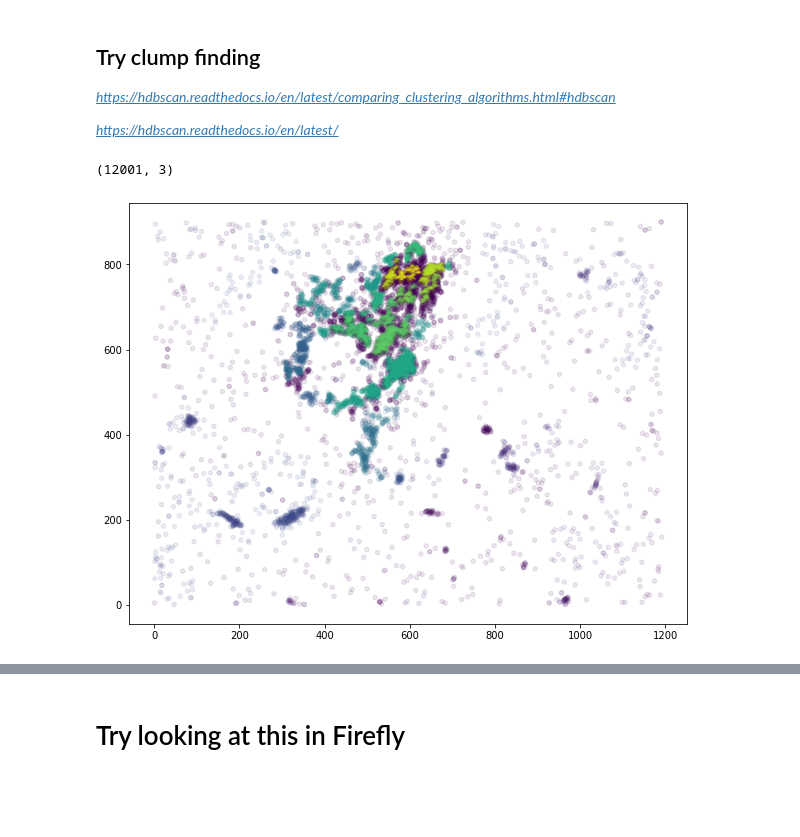
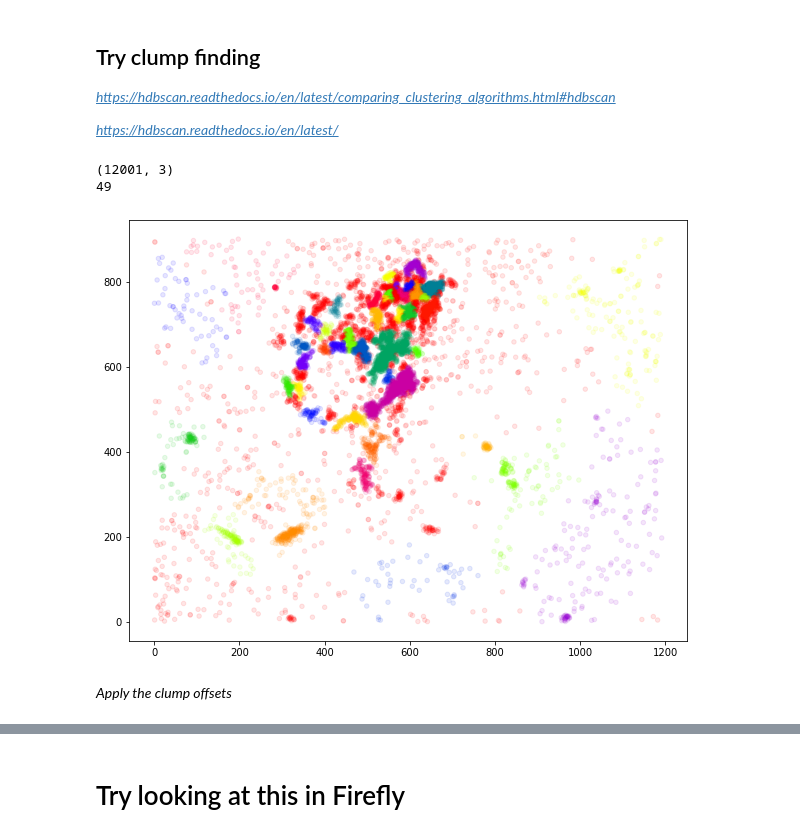
Before and after one commit to ageller/UniviewVoorwerp, a Jupyter notebook: rawdata/VoorwerpParticles.ipynb, the cells around one changed output, grey strips where cells are left out. Cells and saved outputs as stored; diff of their text form; code cells hidden in the pictures; blank space fills up the shorter version.

Commit message:
updates to sizes and locations

```diff
--- a/rawdata/VoorwerpParticles.ipynb
+++ b/rawdata/VoorwerpParticles.ipynb
@@ -44,11 +48,13 @@ b = imarray[:, :, 2]/255.
 luminance = 0.2126*imarray[:,:,0]/255. + 0.7152*imarray[:,:,1]/255. + 0.0722*imarray[:,:,2]/255.
 low = np.where(luminance < threshold)
 luminance[low] = 0
+luminanceSmooth = gaussian_filter(luminance, 8)
 
-f,(ax1, ax2, ax3, ax4) = plt.subplots(1,4, figsize=(30, 10))
+f,(ax1, ax2, ax3, ax4, ax5) = plt.subplots(1,5, figsize=(30, 10))
 ax1.imshow(r, cmap='Reds')
 ax2.imshow(g, cmap='Greens')
 ax3.imshow(b, cmap='Blues')
 ax4.imshow(luminance, cmap='Greys')
+ax5.imshow(luminanceSmooth, cmap='Greys')
 # %% [output]
 <matplotlib.image.AxesImage at 0x...>
@@ -57,22 +63,29 @@ ax4.imshow(luminance, cmap='Greys')
 ### Sample from the luminance array to create particles
 # %%
 %matplotlib inline
+
+resampleRing = [] #trying to identify the ring
+xRingCenter = 425
+yRingCenter = 550
 
 resampleX = []
 resampleY = []
 resampleZ = []
 resampleRGB = []
 resampleL = []
+
 resampleRGBA = []
 norm = 1.#0.1
 
 zfac = 30. #scaling factor fo gaussian distribution of points based on luminance
-zmax = 20
-zmin = 5
+zmax = 10
+zmin = 1
 cx = 500
 cy = 650
 zlfac = 150.
+colorFac = 0.
 for i in range(ny)[775:]:
+    rowS = luminanceSmooth[i,:]
     row = luminance[i,:]
     sumRow = np.sum(row)
     if (sumRow > 0):
@@ -83,11 +96,13 @@ for i in range(ny)[775:]:
         xx = np.random.choice(nx, size=n, p=pp)
         xoff = np.random.random(size=n) #to avoid obvious pixelation
         yoff = np.random.random(size=n) #to avoid obvious pixelation
-        resampleX.extend(xx + xoff)
-        resampleY.extend(np.ones(n)*(ny - i) + yoff)
+        xcheck = xx + xoff
+        ycheck = np.ones(n)*(ny - i) + yoff
+        resampleX.extend(xcheck)
+        resampleY.extend(ycheck)
 
         #take luminance as the standard deviation of the random normal?
-        scale = np.clip(row[xx]**1.5*zfac, zmin, zmax)
+        scale = np.clip(rowS[xx]**0.5*zfac, zmin, zmax)
 
         #choose some function for the central z position
         #pxy = (np.abs(i - cy) + np.abs(np.arange(len(row))[xx] - cx))/(cx + cy) #x + y
@@ -120,6 +135,13 @@ for i in range(ny)[775:]:
         resampleZ.extend(np.random.normal(size=n, scale=scale, loc=loc))
         resampleL.extend(row[xx])
 
+        #trying to identify the ring for clumping
+        rad = ((xcheck - xRingCenter)**2. + (ycheck - yRingCenter)**2.)**0.5
+        ringCheck = np.where(rad < 125)
+        ring = np.zeros(len(xcheck))
+        ring[ringCheck] = 10.
+        resampleRing.extend(ring)
+
         resampleRGB.extend((imarray[i,xx,:]/255.).tolist())
         #try to make the colors more vibrant -- could try to do something smart, but for now just subtract a constant from the color
         r = imarray[i,xx,0]/255.
@@ -131,6 +153,8 @@ for i in range(ny)[775:]:
                                        g + colorFac,
                                        b + colorFac,
                                        np.ones(len(xx))]).T.tolist())
+#         foo = np.ones(len(r))
+#         resampleRGBA.extend( np.array([foo, foo, foo, foo]).T.tolist())
         #resampleRGB.extend(tuple(map(tuple, imarray[i,xx,:])))
 
 f,(ax1, ax2) = plt.subplots(1,2,figsize=(15,20))
@@ -143,6 +167,7 @@ ax1.plot(xval, yval)
 yval = np.arange(1200)
 xval = -yval + 1200
 ax1.plot(xval, yval)
+ax1.scatter([xRingCenter], [yRingCenter],s=10,color='red',)
 ax1.plot()
 ax2.imshow(imarray)#luminance, cmap='Greys')
 # %% [output]
@@ -157,22 +182,20 @@ ax2.imshow(imarray)#luminance, cmap='Greys')
 # %%
 %matplotlib inline
 
 data = np.array([resampleX, resampleY, resampleL]).T
 print(data.shape)
 
-labels = hdbscan.HDBSCAN(min_cluster_size=20, min_samples=4).fit_predict(data)
+labels = hdbscan.HDBSCAN(min_cluster_size=50, min_samples=1).fit_predict(data)
 
 f,ax = plt.subplots(figsize=(10,10))
-ax.scatter(data.T[0], data.T[1], c=labels, cmap='viridis', s=20, alpha=0.1)
+ax.scatter(data.T[0], data.T[1], c=labels, cmap='prism', s=20, alpha=0.1)
 ax.set_aspect('equal')
 
 ulabels = np.array(list(set(labels)))
-offZ = np.random.normal(size=len(ulabels), scale=20)
-#print(ulabels, offZ)
-for i,z in enumerate(resampleZ):
-    if (labels[i] > 0):# and resampleX[i] > 1100 - resampleY[i]): #keep the circle as one unit
-        xx = np.where(ulabels == labels[i])[0]
-        resampleZ[i] += offZ[xx][0]
+print(len(ulabels))
 # %% [output]
 (12001, 3)
+49
-[figure, old version]
+[figure, new version]
+# %% [markdown]
+*Apply the clump offsets*
```
Also changed, not shown: parts of 5 cells of this notebook, 7 other files.
